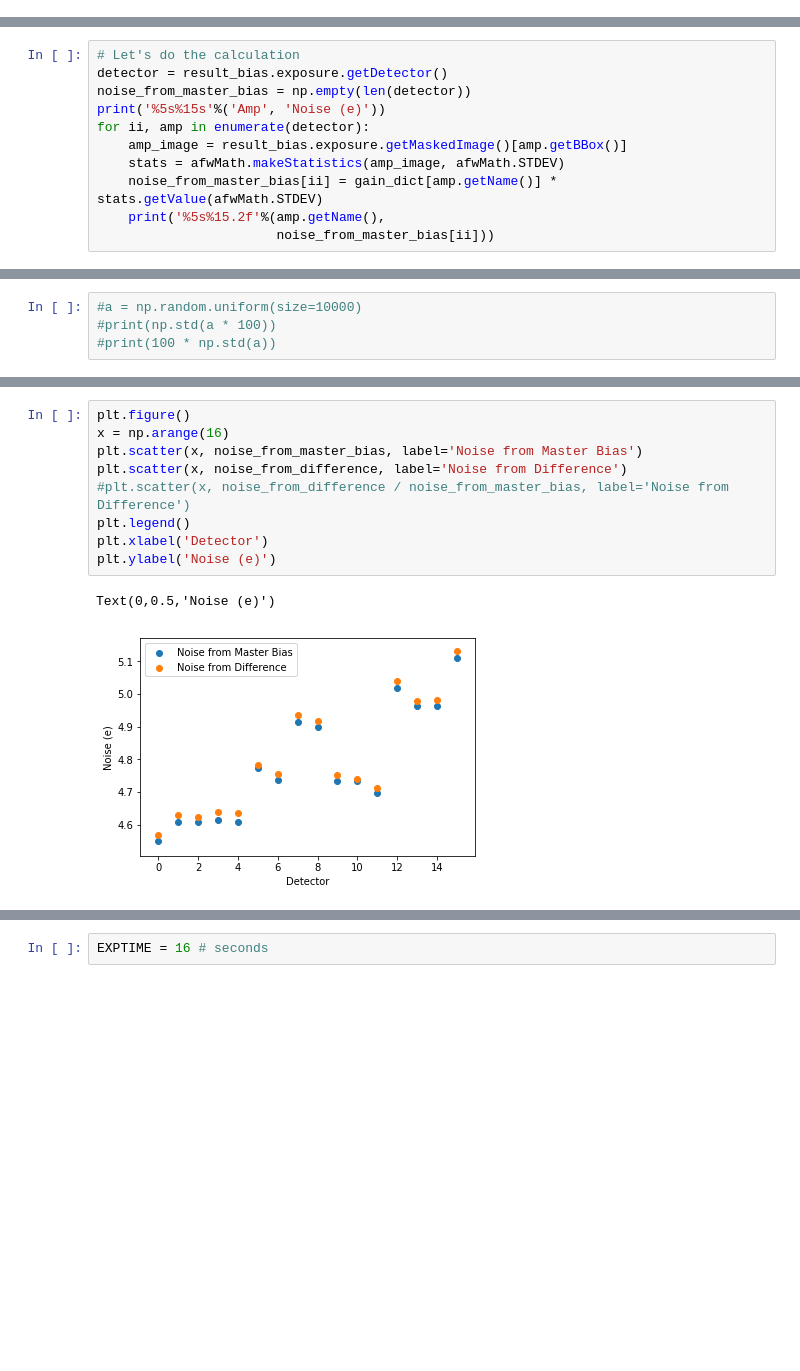
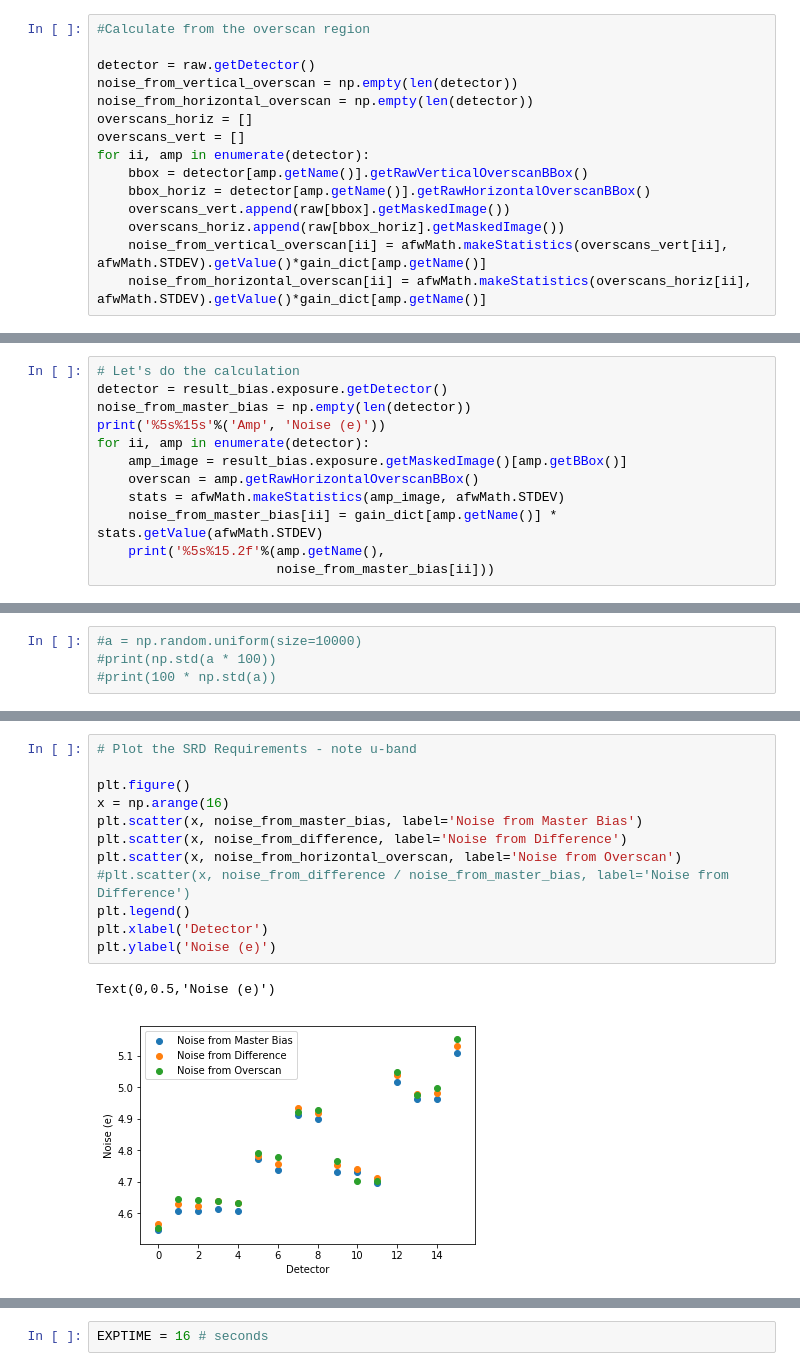
Before and after one commit to lsst/bootcamp-work, a Jupyter notebook: isr_exploration/noise_distributions.ipynb, the cells around one changed output, grey strips where cells are left out. Drawn from its saved outputs; the diff is of its cells as text; blank space fills up the shorter version.

Commit message:
Added comparison to calculation from overscan.

```diff
--- a/isr_exploration/noise_distributions.ipynb
+++ b/isr_exploration/noise_distributions.ipynb
@@ -203,3 +262,18 @@ Open your web browser to this link
 # %%
 afw_display.mtv(result_assemble.exposure)
 #afw_display.mtv(bias.getMaskedImage())
+# %%
+#Calculate from the overscan region
+
+detector = raw.getDetector()
+noise_from_vertical_overscan = np.empty(len(detector))
+noise_from_horizontal_overscan = np.empty(len(detector))
+overscans_horiz = []
+overscans_vert = []
+for ii, amp in enumerate(detector):
+    bbox = detector[amp.getName()].getRawVerticalOverscanBBox()
+    bbox_horiz = detector[amp.getName()].getRawHorizontalOverscanBBox()
+    overscans_vert.append(raw[bbox].getMaskedImage())
+    overscans_horiz.append(raw[bbox_horiz].getMaskedImage())
+    noise_from_vertical_overscan[ii] = afwMath.makeStatistics(overscans_vert[ii], afwMath.STDEV).getValue()*gain_dict[amp.getName()]
+    noise_from_horizontal_overscan[ii] = afwMath.makeStatistics(overscans_horiz[ii], afwMath.STDEV).getValue()*gain_dict[amp.getName()]
@@ -210,6 +318,7 @@ noise_from_master_bias = np.empty(len(detector))
 print('%5s%15s'%('Amp', 'Noise (e)'))
 for ii, amp in enumerate(detector):
     amp_image = result_bias.exposure.getMaskedImage()[amp.getBBox()]
+    overscan = amp.getRawHorizontalOverscanBBox()
     stats = afwMath.makeStatistics(amp_image, afwMath.STDEV)
     noise_from_master_bias[ii] = gain_dict[amp.getName()] * stats.getValue(afwMath.STDEV)
     print('%5s%15.2f'%(amp.getName(),
@@ -283,12 +407,15 @@ for ii, amp in enumerate(detector):
 # %%
+# Plot the SRD Requirements - note u-band
+
 plt.figure()
 x = np.arange(16)
 plt.scatter(x, noise_from_master_bias, label='Noise from Master Bias')
 plt.scatter(x, noise_from_difference, label='Noise from Difference')
+plt.scatter(x, noise_from_horizontal_overscan, label='Noise from Overscan')
 #plt.scatter(x, noise_from_difference / noise_from_master_bias, label='Noise from Difference')
 plt.legend()
 plt.xlabel('Detector')
 plt.ylabel('Noise (e)')
 # %% [output]
 Text(0,0.5,'Noise (e)')
-[figure, old version]
+[figure, new version]
```
Also changed, not shown: parts of 12 cells of this notebook.
